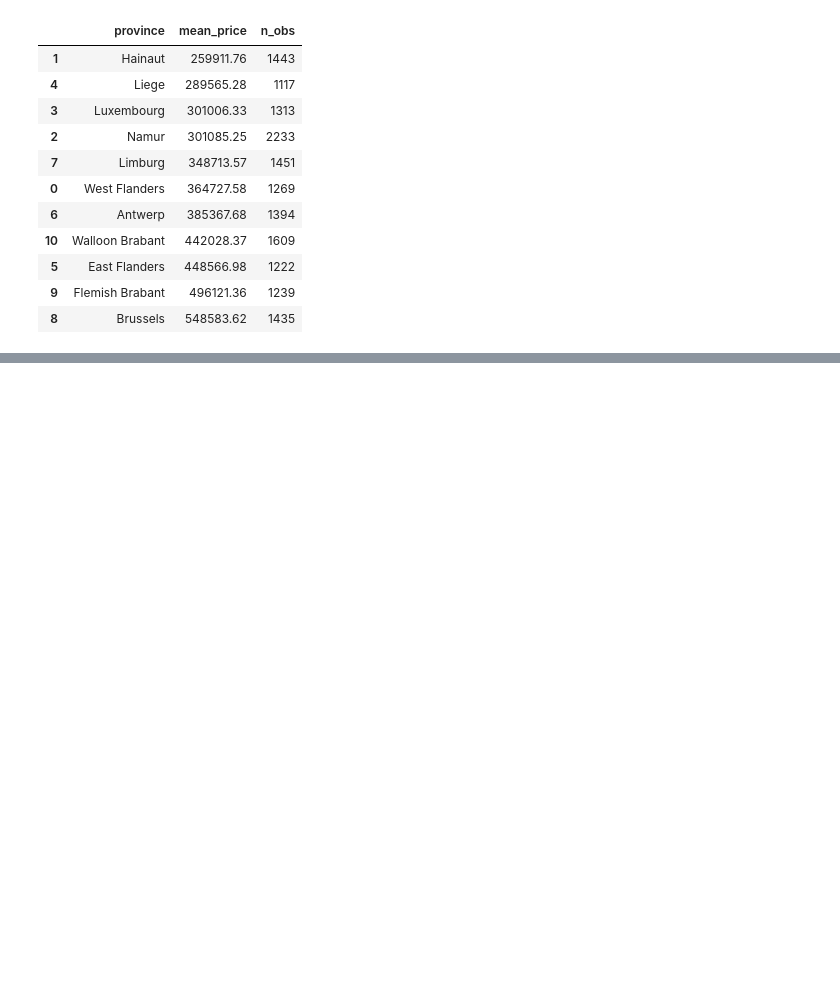
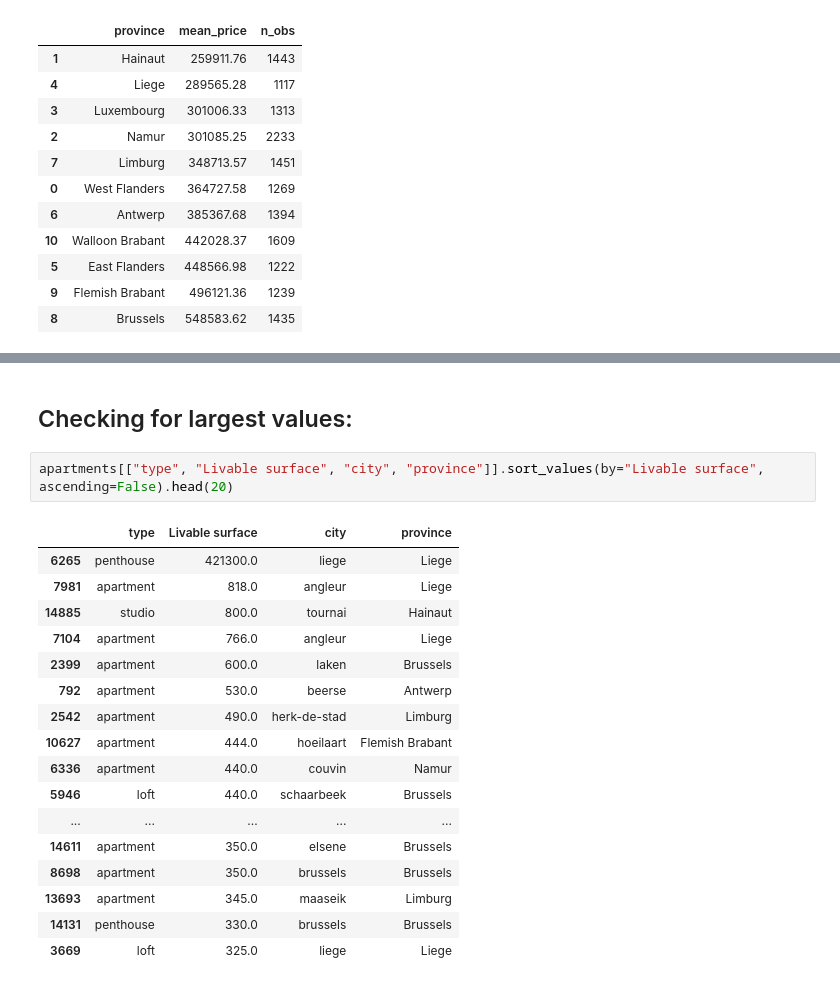
Before and after one commit to briguszmigusz/immo-eliza-data-analysis, a Jupyter notebook: analysis/astha/data_cleaning_visualization.ipynb, the cells around one changed output, grey strips where cells are left out. Saved outputs shown, nothing was run; the diff lists cells and outputs as text; blank space fills up the shorter version.

```diff
--- a/analysis/astha/data_cleaning_visualization.ipynb
+++ b/analysis/astha/data_cleaning_visualization.ipynb
@@ -844,0 +1122,22 @@ m
+# %% [markdown]
+## Checking for largest values:
+# %%
+apartments[["type", "Livable surface", "city", "province"]].sort_values(by="Livable surface", ascending=False).head(20)
+# %% [output]
+|  | type | Livable surface | city | province |
+| 6265 | penthouse | 421300.0 | liege | Liege |
+| 7981 | apartment | 818.0 | angleur | Liege |
+| 14885 | studio | 800.0 | tournai | Hainaut |
+| 7104 | apartment | 766.0 | angleur | Liege |
+| 2399 | apartment | 600.0 | laken | Brussels |
+| 792 | apartment | 530.0 | beerse | Antwerp |
+| 2542 | apartment | 490.0 | herk-de-stad | Limburg |
+| 10627 | apartment | 444.0 | hoeilaart | Flemish Brabant |
+| 6336 | apartment | 440.0 | couvin | Namur |
+| 5946 | loft | 440.0 | schaarbeek | Brussels |
+| ... | ... | ... | ... | ... |
+| 14611 | apartment | 350.0 | elsene | Brussels |
+| 8698 | apartment | 350.0 | brussels | Brussels |
+| 13693 | apartment | 345.0 | maaseik | Limburg |
+| 14131 | penthouse | 330.0 | brussels | Brussels |
+| 3669 | loft | 325.0 | liege | Liege |
```
Also changed, not shown: parts of 51 cells of this notebook.
